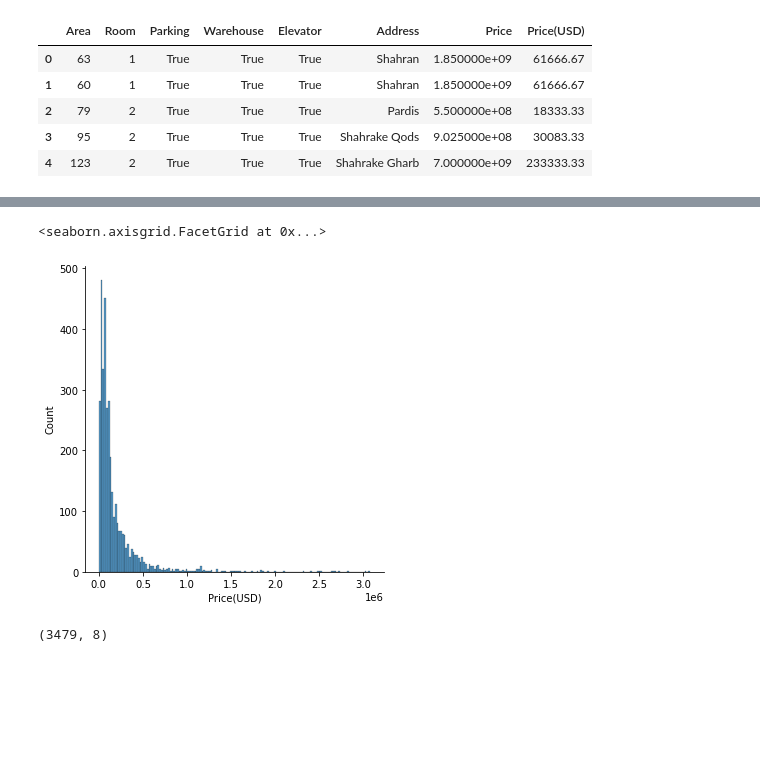
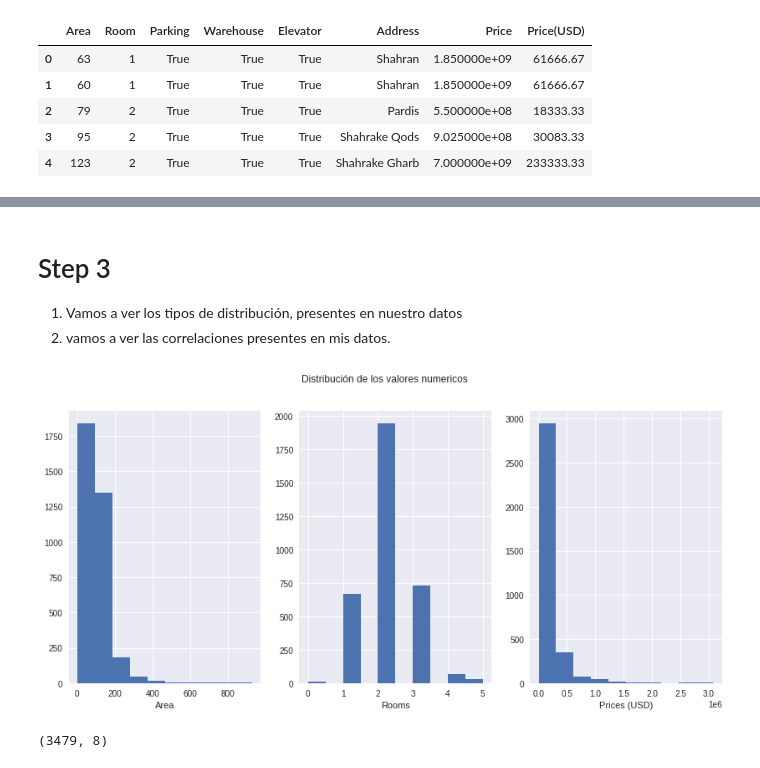
Before and after one commit to Fatbound/Portfolio, a Jupyter notebook: House Price Teheran/precios casa.ipynb, the cells around one changed output, grey strips where cells are left out. Saved outputs shown, nothing was run; the diff lists cells and outputs as text; code cells hidden in the pictures; blank space fills up the shorter version.

```diff
--- a/House Price Teheran/precios casa.ipynb
+++ b/House Price Teheran/precios casa.ipynb
@@ -30,0 +76,4 @@ df['Price(USD)'].mean()
+# %%
+idx=df[pd.isnull(df["Address"])==True].index.tolist()
+# %%
+df1=df.drop(index=idx)
@@ -31,8 +92,22 @@ df['Price(USD)'].mean()
+# %% [markdown]
+# Step 3
+
+
+
+1.   Vamos a ver los tipos de distribución, presentes en nuestro datos
+2.   vamos a ver las correlaciones presentes en mis datos.
 # %%
-sns.displot(df['Price(USD)'])
+figure ,ax = plt.subplots(1,3,figsize=(14,6))
+plt.style.use("seaborn")
+figure.suptitle("Distribución de los valores numericos")
+ax[0].hist(x=df1["Area"])
+ax[1].hist(x=df1["Room"])
+ax[2].hist(x=df1["Price(USD)"])
+ax[0].set_xlabel("Area")
+ax[1].set_xlabel("Rooms")
+ax[2].set_xlabel("Prices (USD)");
 # %% [output]
-<seaborn.axisgrid.FacetGrid at 0x...>
-[figure, old version]
+[figure, new version]
 # %%
 df.shape
 # %% [output]
```
Also changed, not shown: parts of 9 cells of this notebook.
